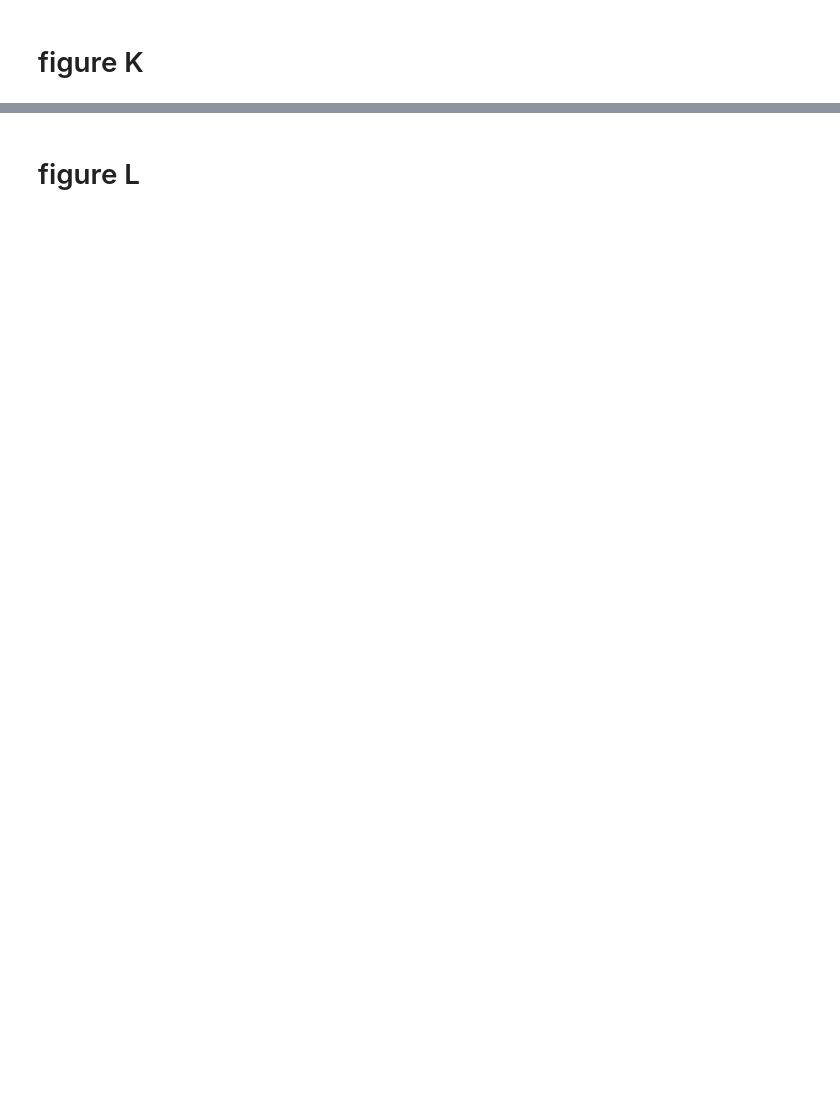
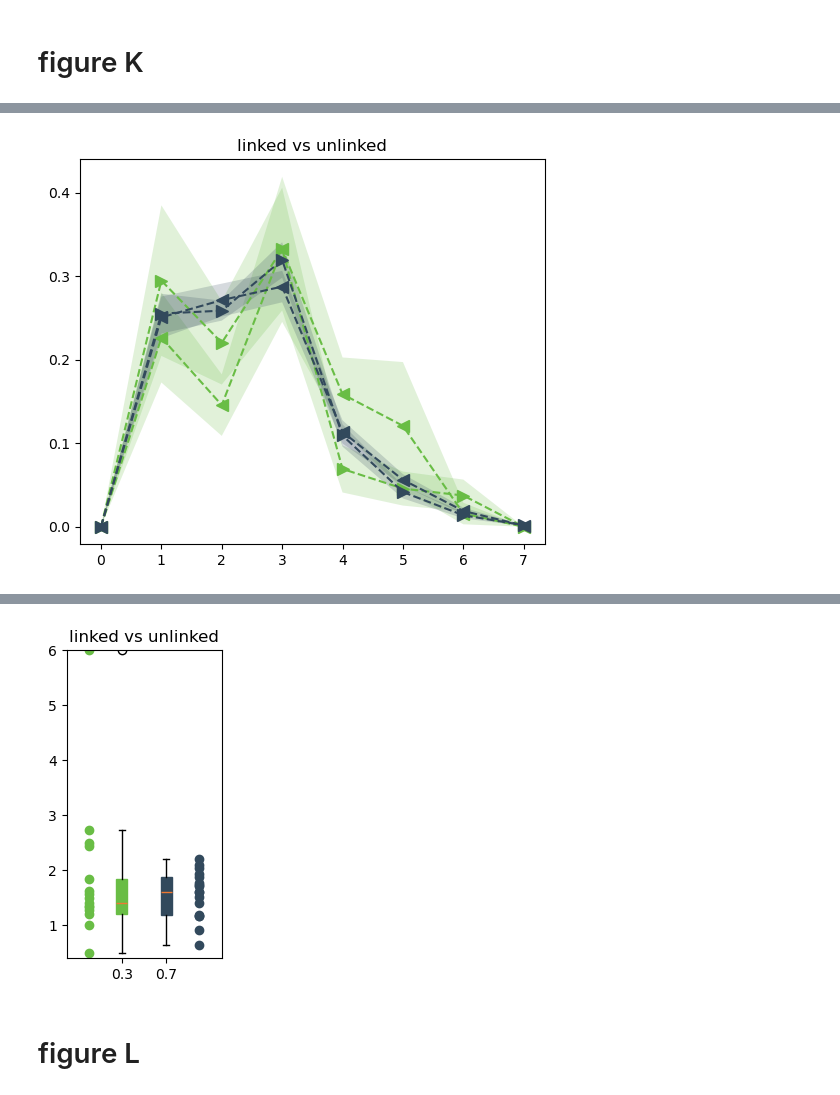
Before and after one commit to EmmettJT/procedural_replay_paper_2025, a Jupyter notebook: ED_12/ED12_plots_.ipynb, the cells around one changed output, grey strips where cells are left out. Cells and saved outputs as stored; diff of their text form; code cells hidden in the pictures; blank space fills up the shorter version.

```diff
--- a/ED_12/ED12_plots_.ipynb
+++ b/ED_12/ED12_plots_.ipynb
@@ -204,0 +1134,79 @@ Text(0.5, 1.0, 'percentage of SW-R linked to replay')
+# %%
+bins_ = [0.1, 0.2, 1,2, 5, 10,20,40]
+animals_list = linked_unlinked_master['linked']['animals']
+
+
+
+###############################################################
+
+linked_f_warp_factors, linked_r_warp_factors, linked_forward_total, linked_reverse_total = extract_mean_warps(pd.DataFrame(linked_unlinked_master['linked']['regression']), bins_,animals_list)
+linked_proportion_forward_v_reverse = np.array(linked_forward_total)/np.array(linked_reverse_total)
+linked_proportion_forward_v_reverse = np.array([2.72727273, 0.14285714, 2.5       , 1.5       , 1.57142857,
+       1.84      , 1.33333333, 2.44444444, 1.27272727, 6.        ,
+              1.35,        1.4,        1.62, 1.        ,        1.2,
+       0.5       , 0.        ])
+
+unlinked_f_warp_factors, unlinked_r_warp_factors, unlinked_forward_total, unlinked_reverse_total = extract_mean_warps(pd.DataFrame(linked_unlinked_master['unlinked']['regression']), bins_,animals_list)
+unlinked_proportion_forward_v_reverse = np.array(unlinked_forward_total)/np.array(unlinked_reverse_total)
+
+###############################################################
+
+fig,ax = plt.subplots(1, 1,figsize=(6, 5))
+color_ = '#69BD45'
+plot_warp_factors(ax, linked_f_warp_factors, linked_r_warp_factors, bins_, color_)
+color_ = '#32495C'
+plot_warp_factors(ax, unlinked_f_warp_factors, unlinked_r_warp_factors, bins_, color_)
+ax.set_title('linked vs unlinked')
+
+plt.show()
+## STATS
+print(scipy.stats.shapiro([item for sublist in linked_f_warp_factors for item in sublist]))
+print(scipy.stats.shapiro([item for sublist in linked_r_warp_factors for item in sublist]))
+print(scipy.stats.shapiro([item for sublist in unlinked_f_warp_factors for item in sublist]))
+print(scipy.stats.shapiro([item for sublist in unlinked_r_warp_factors for item in sublist]))
+print(' all are not normally distributed, so we will use a non-parametric test')
+
+print('-------------------')
+permanova_forward_vs_reverse(linked_f_warp_factors, linked_r_warp_factors)
+print('-------------------')
+permanova_forward_vs_reverse(unlinked_f_warp_factors, unlinked_r_warp_factors)
+
+######## INSET
+
+fig, ax = plt.subplots(figsize=(2, 4))
+ax.plot(np.zeros(len(linked_proportion_forward_v_reverse)),linked_proportion_forward_v_reverse,'o', color = '#69BD45')
+ax.boxplot([x for x in linked_proportion_forward_v_reverse if not np.isnan(x)], positions=[0.3], widths=0.1, patch_artist=True, boxprops=dict(facecolor='#69BD45', color='#69BD45'), medianprops=dict(color='#EE7832'))
+ax.plot(np.ones(len(unlinked_proportion_forward_v_reverse)),unlinked_proportion_forward_v_reverse,'o', color = '#32495C')
+ax.boxplot([x for x in unlinked_proportion_forward_v_reverse if not np.isnan(x)], positions=[0.7], widths=0.1, patch_artist=True, boxprops=dict(facecolor='#32495C', color='#32495C'), medianprops=dict(color='#EE7832'))
+ax.set_title('linked vs unlinked')
+ax.set_ylim(0.4,6)
+
+########## STATS
+print('--------------------')
+# Perform one-sample t-test
+statistic, p_value = ttest_1samp(linked_proportion_forward_v_reverse, 1.0)
+# Print the test statistic and p-value
+print("Test statistic:", statistic)
+print("P-value:", p_value)
+print(effect_size(x=linked_proportion_forward_v_reverse,test='one_sample_ttest',popmean = 1))
+
+print('--------------------')
+# Perform one-sample t-test
+statistic, p_value = ttest_1samp(unlinked_proportion_forward_v_reverse, 1.0, nan_policy="omit")
+# Print the test statistic and p-value
+print("Test statistic:", statistic)
+print("P-value:", p_value)
+print(effect_size(x=unlinked_proportion_forward_v_reverse,test='one_sample_ttest',popmean = 1))
+
+
+print(scipy.stats.shapiro(linked_proportion_forward_v_reverse))
+print(scipy.stats.shapiro(unlinked_proportion_forward_v_reverse))
+
+## not all normal so use wilcoxn signed rank
+# print(scipy.stats.wilcoxon(nrem_proportion_forward_v_reverse, rem_proportion_forward_v_reverse,nan_policy='omit'))
+# print(effect_size(x=nrem_proportion_forward_v_reverse, y=rem_proportion_forward_v_reverse, test='wilcoxon'))
+print('------------------------------------------')
+print(scipy.stats.wilcoxon(linked_proportion_forward_v_reverse, unlinked_proportion_forward_v_reverse, nan_policy='omit'))
+print(effect_size(x=linked_proportion_forward_v_reverse, y=unlinked_proportion_forward_v_reverse, test='wilcoxon'))
+# %% [output]
+[figure, added]
@@ -205,2 +1230,3 @@ Text(0.5, 1.0, 'percentage of SW-R linked to replay')
+[figure, added]
 # %% [markdown]
 # figure L
```
Also changed, not shown: parts of 14 cells of this notebook, 3 other files.
